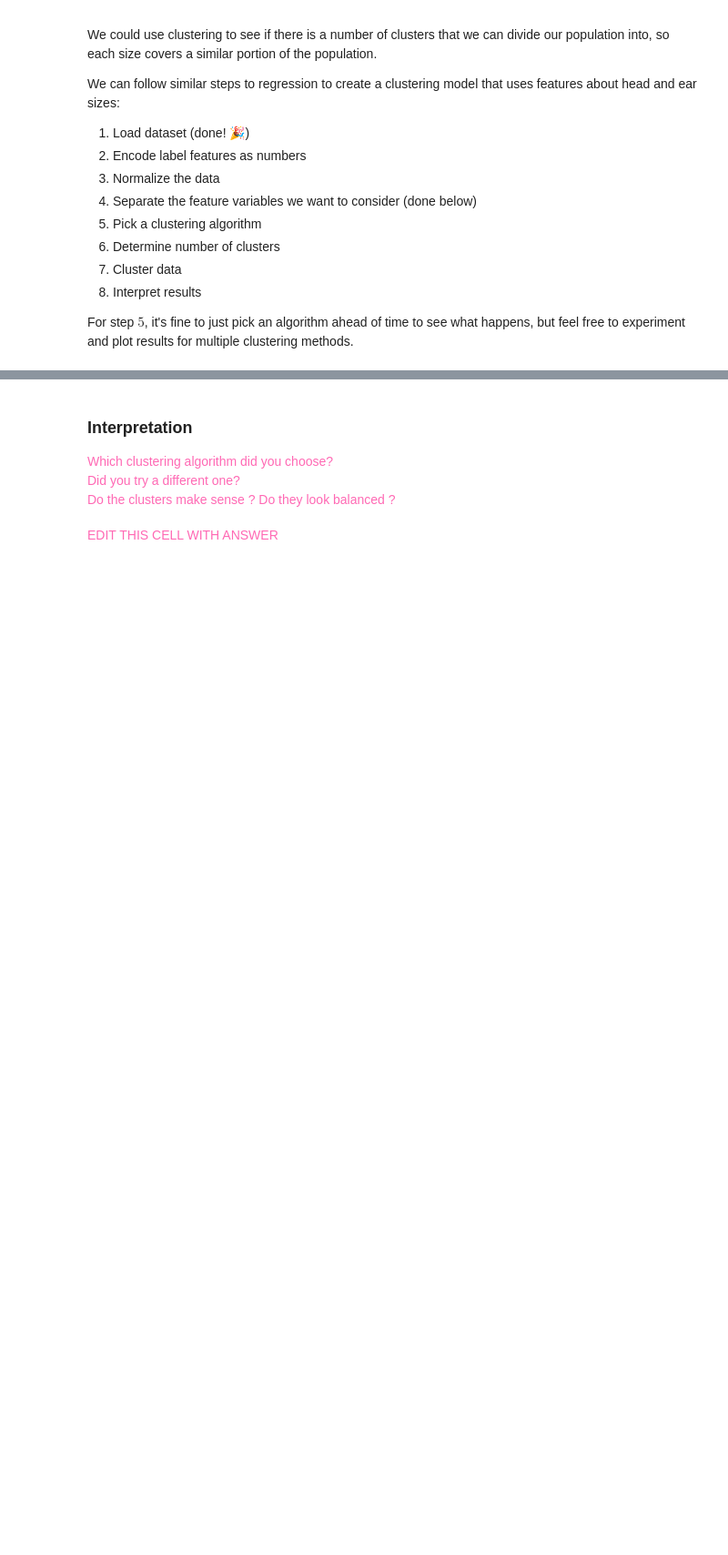
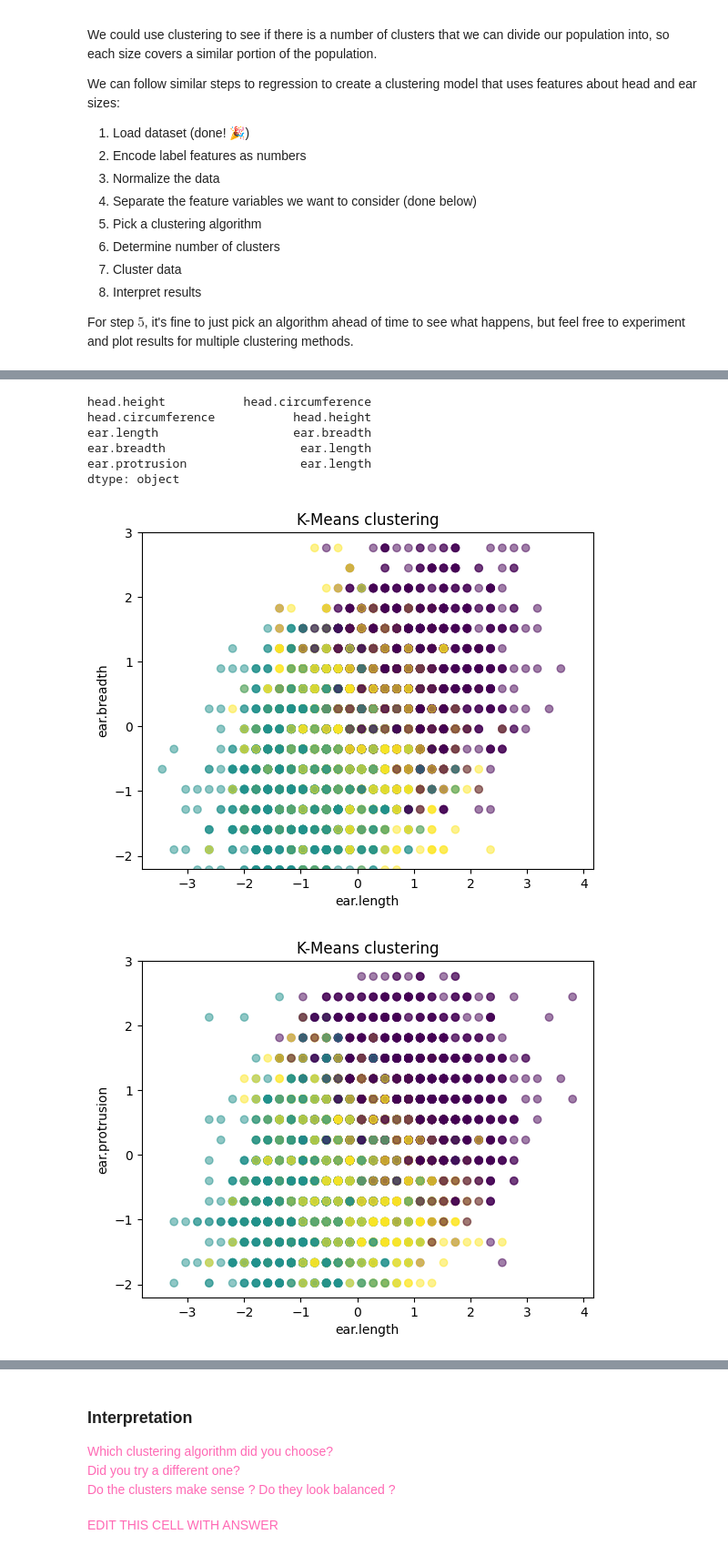
Before and after one commit to kaoriogawa-PSAM-5020-spring2026/Homework08, a Jupyter notebook: Homework08.ipynb, the cells around one changed output, grey strips where cells are left out. Shown at 91% size. Cells and saved outputs as stored; diff of their text form; code cells hidden in the pictures; blank space fills up the shorter version.

```diff
--- a/Homework08.ipynb
+++ b/Homework08.ipynb
@@ -139,0 +120,71 @@ ansur_features.cov()
+# %%
+## Create Clustering model
+
+## Run the model(s) on the data
+n_clusters = 3
+km_model = KMeans(n_clusters=n_clusters, random_state=1010)
+km_predicted = km_model.fit_predict(ansur_features)
+
+
+## Check errors
+ansur_features.cov()
+
+features_cov = ansur_features.cov()
+
+for i in range(len(features_cov)):
+  features_cov.iloc[i,i] = 0
+
+display(features_cov.abs().max())
+display(features_cov.abs().idxmax())
+
+## Plot clusters as function of 2 or 3 variables
+def plot_clusters(features, labels, clusters, title):
+  xl, yl, zl = labels[:3]
+  x = features[xl]
+  y = features[yl]
+  z = features[zl]
+
+  # 2D
+  plt.scatter(x, y, c=clusters, marker='o', linestyle='', alpha=0.5)
+  plt.title(f"{title} clustering")
+  plt.xlabel(xl)
+  plt.ylabel(yl)
+  plt.ylim([-2.2, 3])
+  plt.show()
+
+  plt.scatter(x, z, c=clusters, marker='o', linestyle='', alpha=0.5)
+  plt.title(f"{title} clustering")
+  plt.xlabel(xl)
+  plt.ylabel(zl)
+  plt.ylim([-2.2, 3])
+  plt.show()
+
+  plt.scatter(y, z, c=clusters, marker='o', linestyle='', alpha=0.5)
+  plt.title(f"{title} clustering")
+  plt.xlabel(yl)
+  plt.ylabel(zl)
+  plt.ylim([-2.2, 3])
+  plt.show()
+
+  # 3D
+  fig = plt.figure(figsize=(8, 8))
+  ax = fig.add_subplot(projection='3d')
+
+  ax.scatter(x, y, z, c=clusters, marker='o', linestyle='', alpha=0.5)
+
+  ax.set_title(f"{title} clustering")
+  ax.set_xlabel(xl)
+  ax.set_ylabel(yl)
+  ax.set_zlabel(zl)
+  ax.set_ylim(-2.5, 8)
+  ax.set_zlim(-2.5, 2.5)
+
+  plt.show()
+
+#2 variables
+
+labels = ["ear.length", "ear.breadth", "ear.protrusion"]
+clusters = km_predicted
+
+plot_clusters(ansur_features, labels, clusters, "K-Means")
+# %% [output]
@@ -139,0 +197,8 @@ ansur_features.cov()
+head.height           head.circumference
+head.circumference           head.height
+ear.length                   ear.breadth
+ear.breadth                   ear.length
+ear.protrusion                ear.length
+dtype: object
+[figure, added]
+[figure, added]
```
Also changed, not shown: parts of 2 cells of this notebook.
